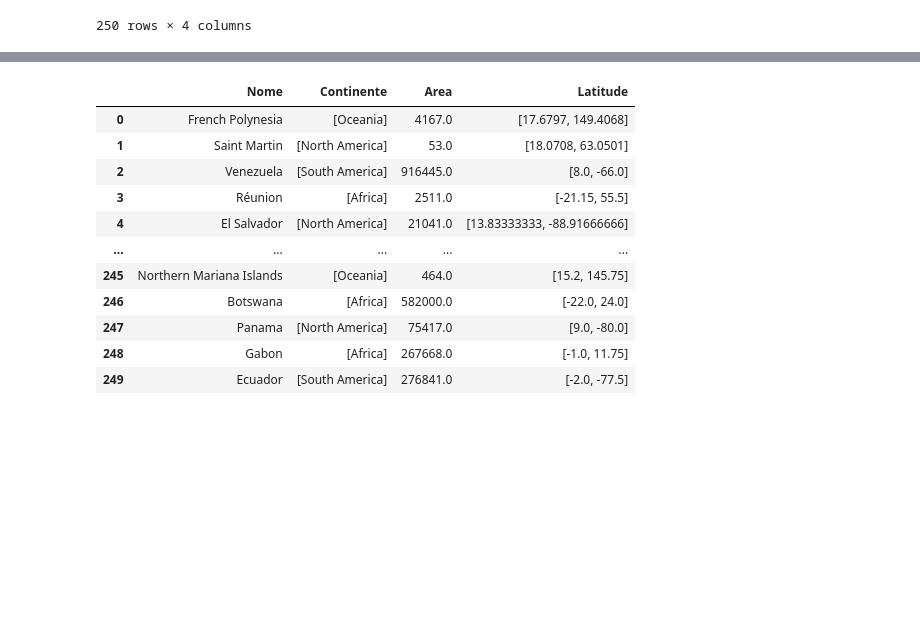
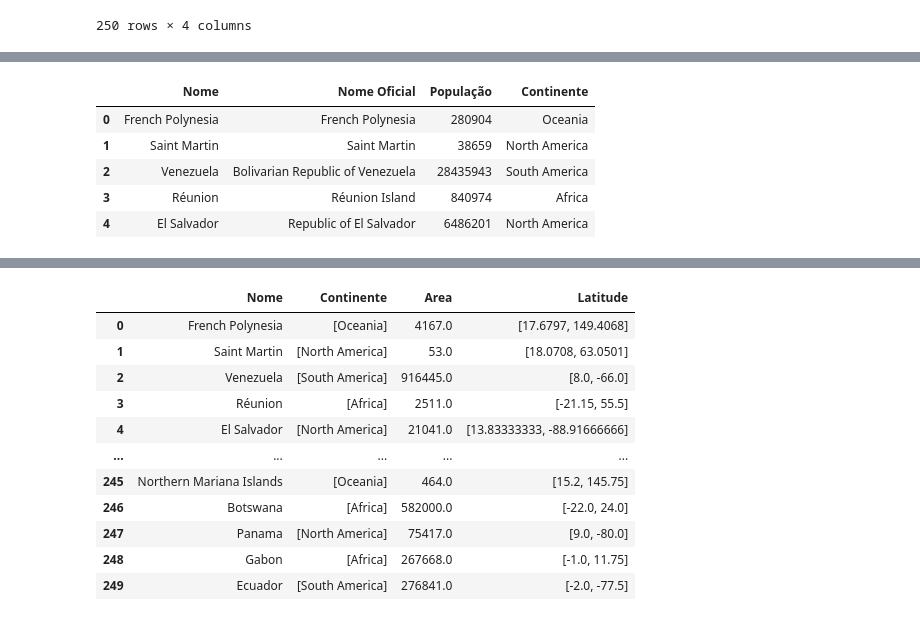
Before and after one commit to Daniel-ps16/Projeto_Final_Python, a Jupyter notebook: Projeto 01.ipynb, the cells around one changed output, grey strips where cells are left out. Cells and saved outputs as stored; diff of their text form; code cells hidden in the pictures; blank space fills up the shorter version.

```diff
--- a/Projeto 01.ipynb
+++ b/Projeto 01.ipynb
@@ -83,0 +95,2 @@ pop_paises
+# %%
+pop_paises['Continente'] = pop_paises['Continente'].astype(str)
@@ -83,0 +101,9 @@ pop_paises
+# %%
+pop_paises.head()
+# %% [output]
+|  | Nome | Nome Oficial | População | Continente |
+| 0 | French Polynesia | French Polynesia | 280904 | Oceania |
+| 1 | Saint Martin | Saint Martin | 38659 | North America |
+| 2 | Venezuela | Bolivarian Republic of Venezuela | 28435943 | South America |
+| 3 | Réunion | Réunion Island | 840974 | Africa |
+| 4 | El Salvador | Republic of El Salvador | 6486201 | North America |
```
Also changed, not shown: parts of 13 cells of this notebook.
